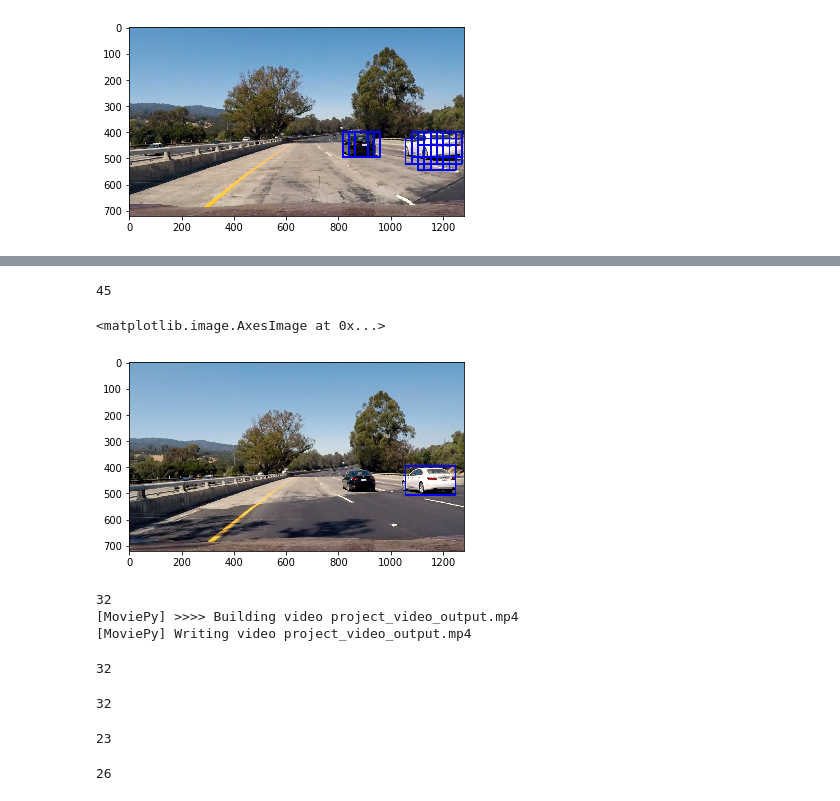
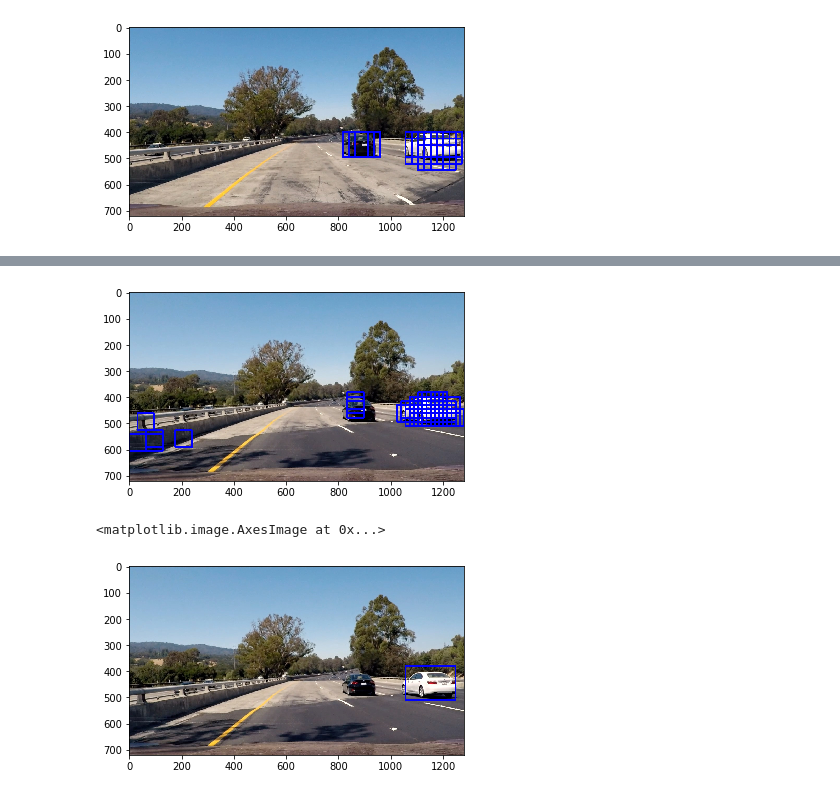
Before and after one commit to asun729/VehicleDetectionAndTracking, a Jupyter notebook: Vehicle_Detection.ipynb, the cells around one changed output, grey strips where cells are left out. Cells and saved outputs as stored; diff of their text form; code cells hidden in the pictures.

```diff
--- a/Vehicle_Detection.ipynb
+++ b/Vehicle_Detection.ipynb
@@ -599,8 +593,12 @@ def pipeline(image):
     ystart = 400
     ystop = 656
     scale = 1
-    hot_windows = find_cars(image, 380, 656, scale, svc, X_scaler, orient, pix_per_cell, cell_per_block, spatial_size=(spatial, spatial),
+    hot_windows = find_cars(image, 350, 656, scale, svc, X_scaler, orient, pix_per_cell, cell_per_block, spatial_size=(spatial, spatial),
                             hist_bins=histbin)
+    window_img = draw_boxes(draw_image,hot_windows, color=(0, 0, 255), thick=6)
+    plt.imshow(window_img)
+    plt.pause(0.2)
+
     heat = np.zeros_like(image[:,:,0]).astype(np.float)
 
     # Add heat to each box in box list
@@ -620,12 +618,12 @@ def pipeline(image):
 # %%
 test_images = glob.glob('./test_images/*.jpg')
 image = mpimg.imread(test_images[3])
-result,hot_windows = pipeline(image)
+result = pipeline(image)
 plt.imshow(result)
 # %% [output]
+[figure, new version]
-45
+<matplotlib.image.AxesImage at 0x...>
-<matplotlib.image.AxesImage at 0x...>
-[figure, old version]
+[figure, added]
 # %%
 # Import everything needed to edit/save/watch video clips
 from moviepy.editor import VideoFileClip
@@ -637,17 +635,9 @@ white_output = 'project_video_output.mp4'
 ## Where start_second and end_second are integer values representing the start and end of the subclip
 ## You may also uncomment the following line for a subclip of the first 5 seconds
 #clip1 = VideoFileClip("test_videos/solidWhiteRight.mp4").subclip(0,5)
-clip1 = VideoFileClip("project_video.mp4").subclip(8,15)
+clip1 = VideoFileClip("project_video.mp4")
 white_clip = clip1.fl_image(pipeline) #NOTE: this function expects color images!!
 %time white_clip.write_videofile(white_output, audio=False)
-# %% [output]
-32
-[MoviePy] >>>> Building video project_video_output.mp4
-[MoviePy] Writing video project_video_output.mp4
-32
-32
-23
-26
 # %%
 HTML("""
 <video width="960" height="540" controls>
```
Also changed, not shown: parts of 2 cells of this notebook.
